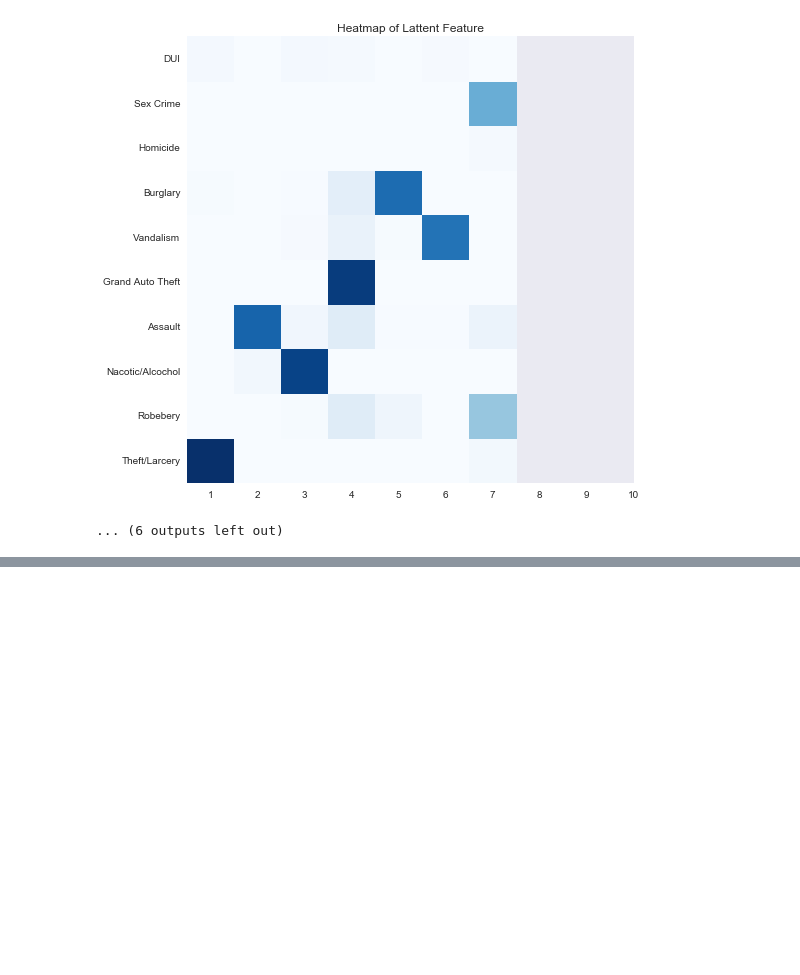
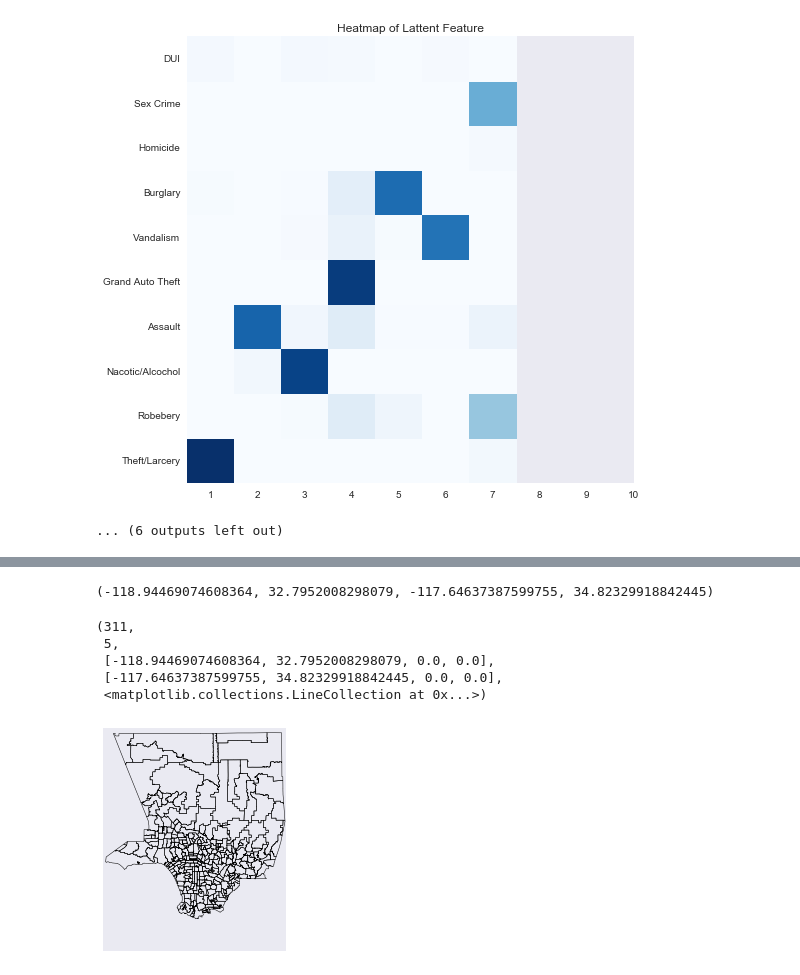
Before and after one commit to livenb/crime_prediction, a Jupyter notebook: la_test.ipynb, the cells around one changed output, grey strips where cells are left out. Cells and saved outputs as stored; diff of their text form; code cells hidden in the pictures; blank space fills up the shorter version.

```diff
--- a/la_test.ipynb
+++ b/la_test.ipynb
@@ -192,0 +278,53 @@ gaps = gap_statistic(X)
+# %%
+from mpl_toolkits.basemap import Basemap
+import fiona
+from shapely.geometry import shape, mapping
+from pyproj import Proj, transform
+from fiona.crs import from_epsg
+from itertools import chain
+import matplotlib.pyplot as plt
+from descartes import PolygonPatch
+from shapely.geometry import Point, Polygon, MultiPoint, MultiPolygon
+from shapely.prepared import prep
+from matplotlib.collections import PatchCollection
+
+
+shapefile="map/LA-ZIPCodes/geo_export_1cf2ba2c-a35e-47e7-a586-b3ff394055e9.shp"
+shp = fiona.open(shapefile)
+bds = shp.bounds
+print (bds)
+
+shp.close()
+extra = 0.01
+ll = (bds[0], bds[1])
+ur = (bds[2], bds[3])
+coords = list(chain(ll, ur))
+w, h = coords[2] - coords[0], coords[3] - coords[1]
+
+m = Basemap(
+    projection='tmerc',
+    lon_0= -118.2437,
+    lat_0= 34.0522,
+    ellps = 'WGS84',
+    llcrnrlon=coords[0] - extra * w,
+#     llcrnrlat=coords[1] - extra + 0.01 * h,
+    llcrnrlat=33.5 - extra + 0.01 * h,
+    urcrnrlon=coords[2] + extra * w,
+    urcrnrlat=coords[3] + extra + 0.01 * h,
+    lat_ts=0,
+    resolution='i',
+    suppress_ticks=True)
+
+m.readshapefile(
+    'map/LA-ZIPCodes/geo_export_1cf2ba2c-a35e-47e7-a586-b3ff394055e9',
+    'LA',
+    color='black',
+    zorder=2)
+# %% [output]
+(-118.94469074608364, 32.7952008298079, -117.64637387599755, 34.82329918842445)
+(311,
+ 5,
+ [-118.94469074608364, 32.7952008298079, 0.0, 0.0],
+ [-117.64637387599755, 34.82329918842445, 0.0, 0.0],
+ <matplotlib.collections.LineCollection at 0x...>)
+[figure, added]
```
Also changed, not shown: parts of 24 cells of this notebook.
